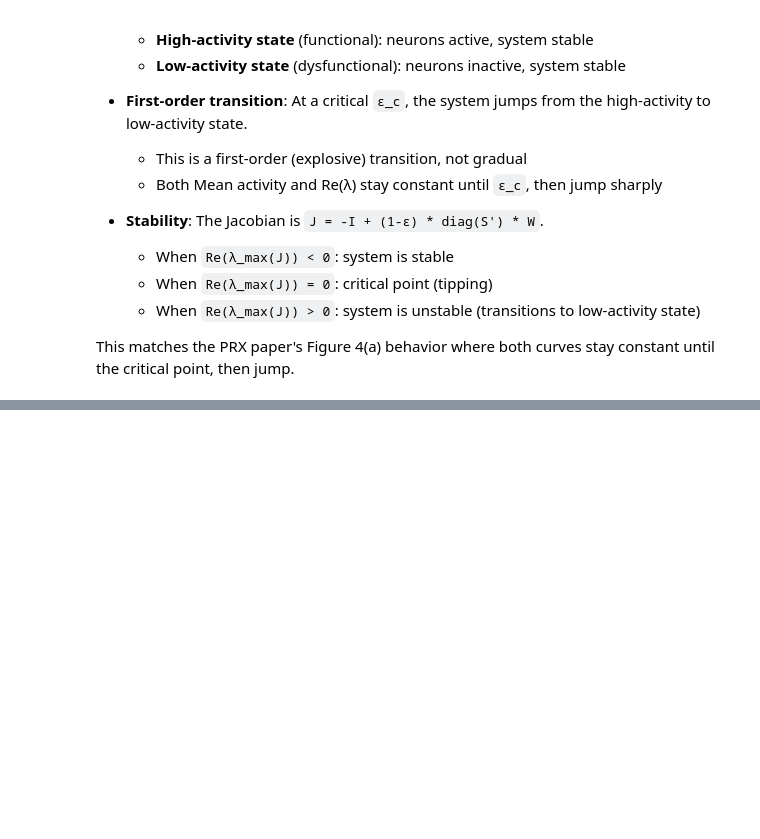
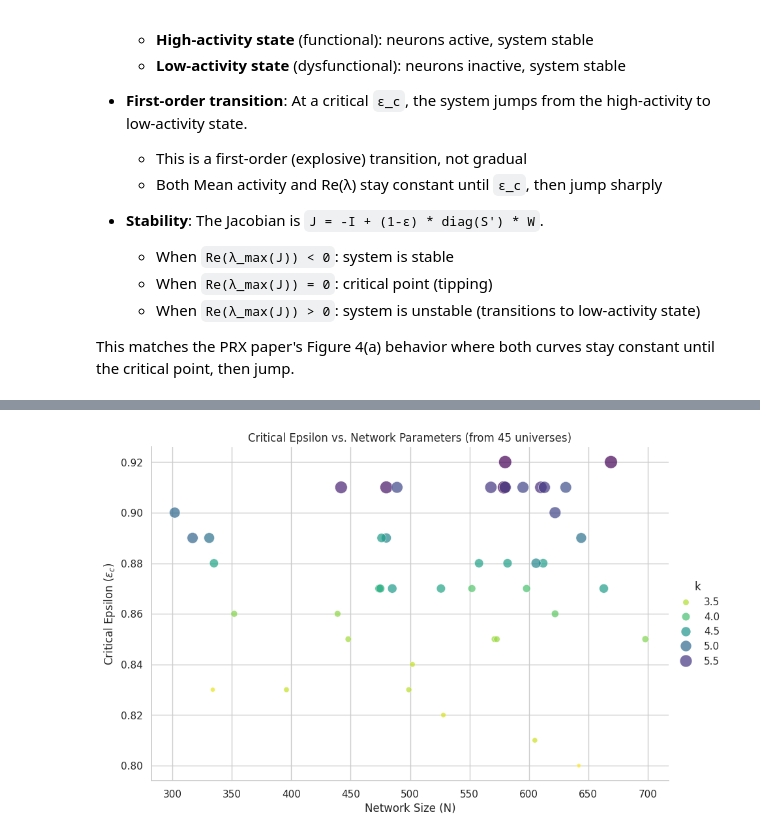
Before and after one commit to RaunakSeksaria/EWS-Financial-Networks, a Jupyter notebook: wilson_cowan_clean.ipynb, the cells around one changed output, grey strips where cells are left out. Saved outputs shown, nothing was run; the diff lists cells and outputs as text; code cells hidden in the pictures; blank space fills up the shorter version.

```diff
--- a/wilson_cowan_clean.ipynb
+++ b/wilson_cowan_clean.ipynb
@@ -409,0 +667,21 @@ This matches the PRX paper's Figure 4(a) behavior where both curves stay constan
+# %%
+sns.set_theme(style="whitegrid")
+
+g = sns.relplot(
+    data=df_network,
+    x="N",
+    y="eps_c",
+    hue="k",
+    size="k",
+    palette="viridis_r",
+    sizes=(20, 200),
+    alpha=0.7,
+    height=6,
+    aspect=1.5
+)
+
+g.set_axis_labels("Network Size (N)", "Critical Epsilon ($\epsilon_c$)")
+g.ax.set_title(f"Critical Epsilon vs. Network Parameters (from {len(df_network)} universes)")
+plt.show()
+# %% [output]
+[figure, added]
```
Also changed, not shown: parts of 16 cells of this notebook, 1 other file.
